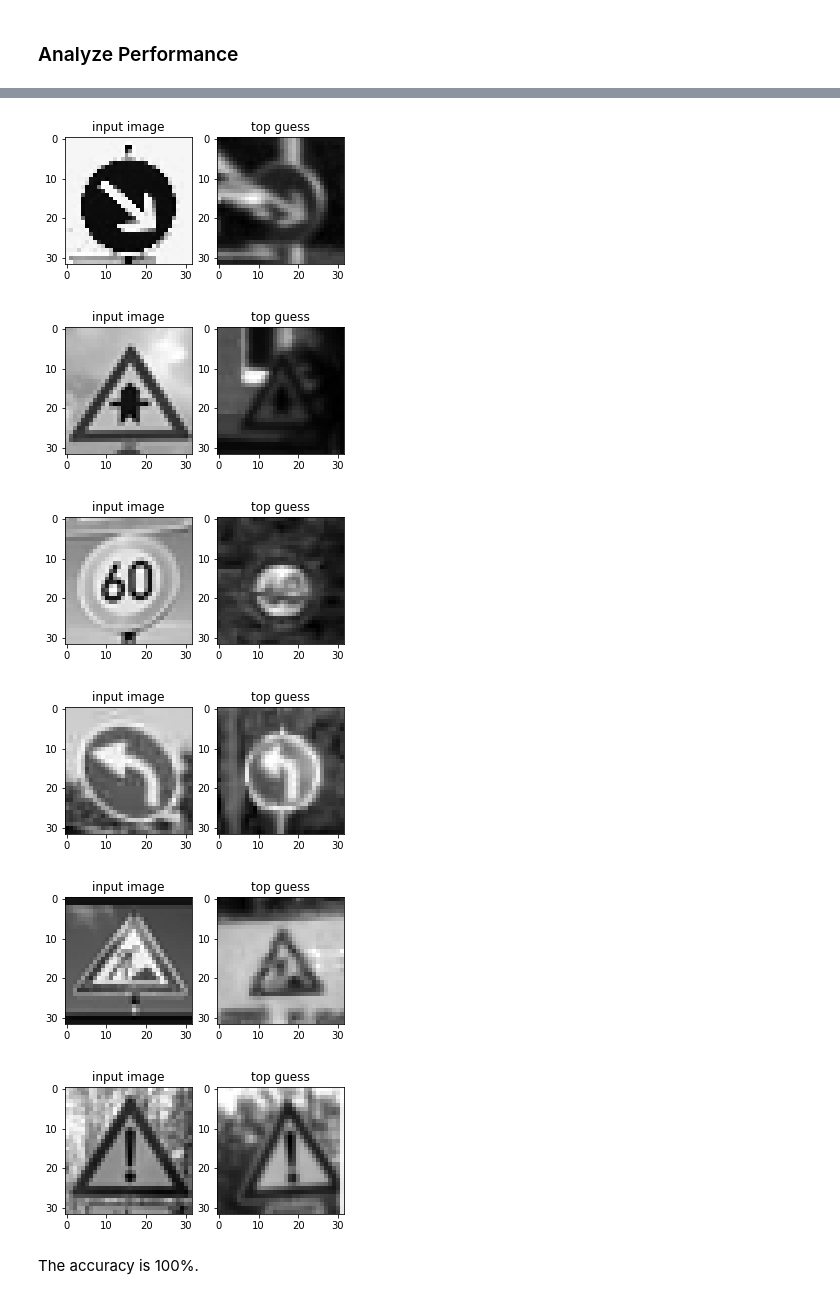
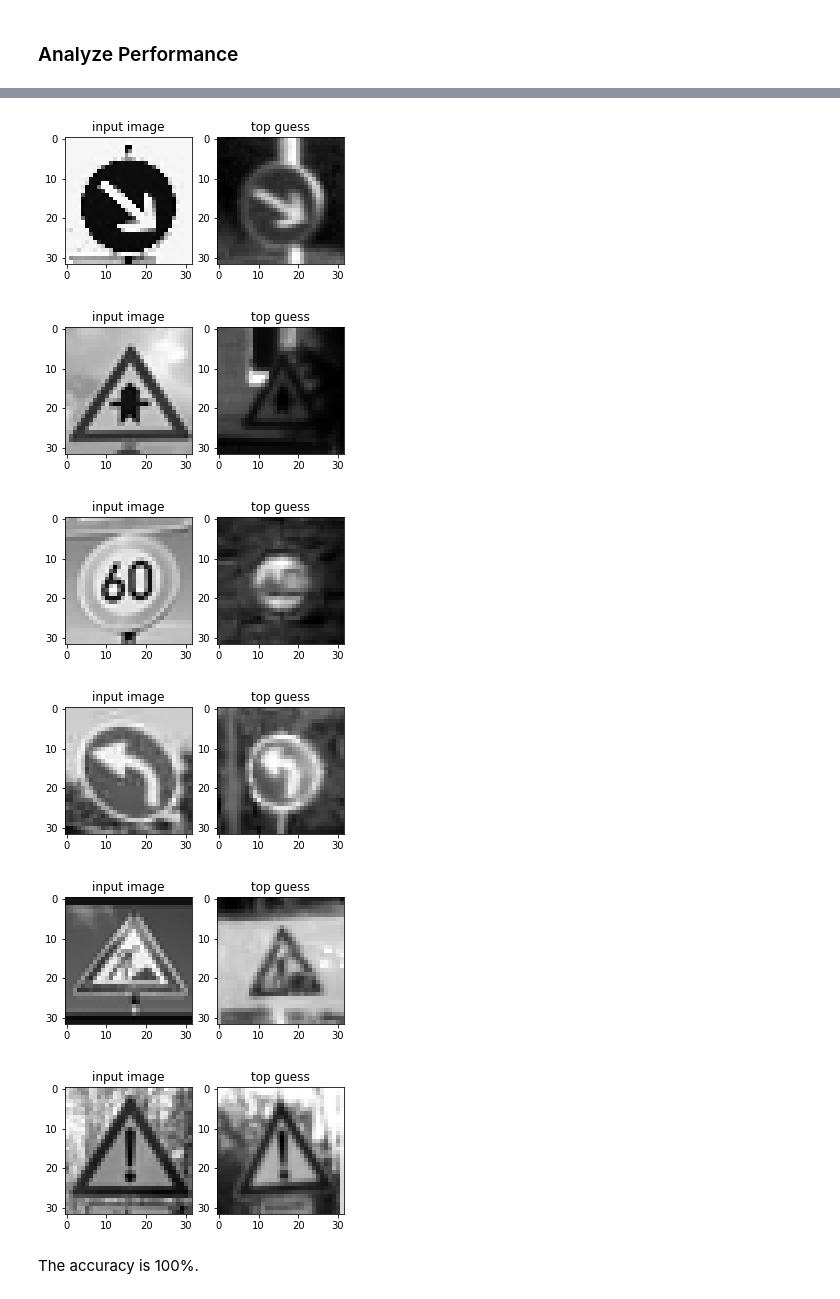
Before and after one commit to liuxin00738/CarND-Traffic-Sign-Classifier-Project, a Jupyter notebook: Traffic_Sign_Classifier.ipynb, the cells around one changed output, grey strips where cells are left out. Drawn from its saved outputs; the diff is of its cells as text; code cells hidden in the pictures.

```diff
--- a/Traffic_Sign_Classifier.ipynb
+++ b/Traffic_Sign_Classifier.ipynb
@@ -424,6 +426,6 @@ for i in range(len(X_test2_gray)):
     plt.title('input image')
 
     plt.subplot(1,2,2)
-    plt.imshow(X_valid_gray[top_1_guess_label_index[0]].squeeze(), cmap = "gray")
+    plt.imshow(X_valid_gray[top_1_guess_label_index[1]].squeeze(), cmap = "gray")
     plt.title('top guess')
 # %% [output]
@@ -432,9 +434,9 @@ for i in range(len(X_test2_gray)):
-[figure, old version]
+[figure, new version]
-[figure, old version]
+[figure, new version]
-[figure, old version]
+[figure, new version]
-[figure, old version]
+[figure, new version]
-[figure, old version]
+[figure, new version]
-[figure, old version]
+[figure, new version]
 # %% [markdown]
 The accuracy is 100%.
 # %% [markdown]
```
Also changed, not shown: parts of 7 cells of this notebook, 5 other files.
